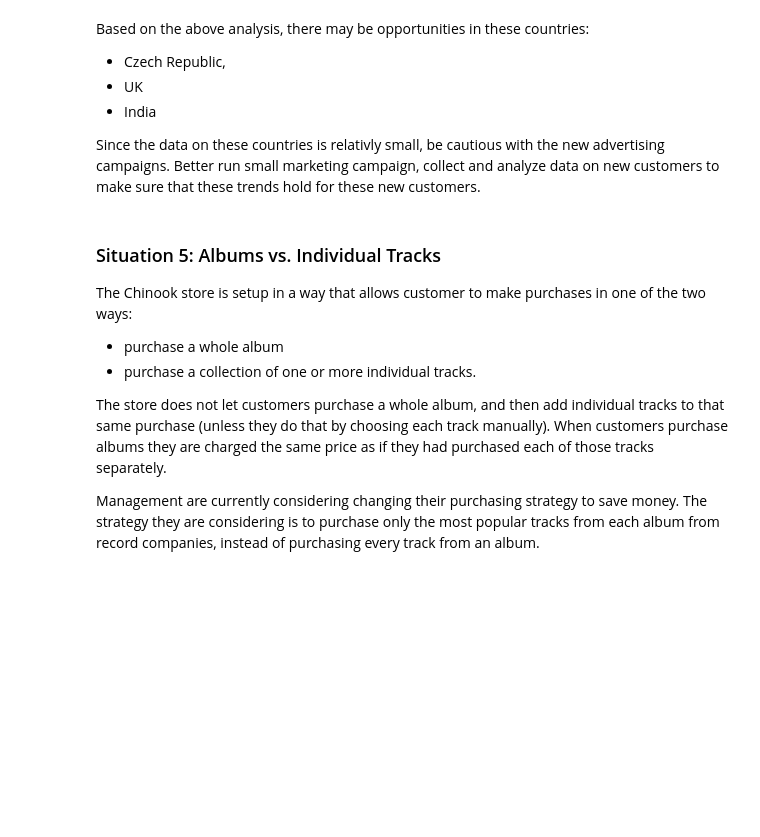
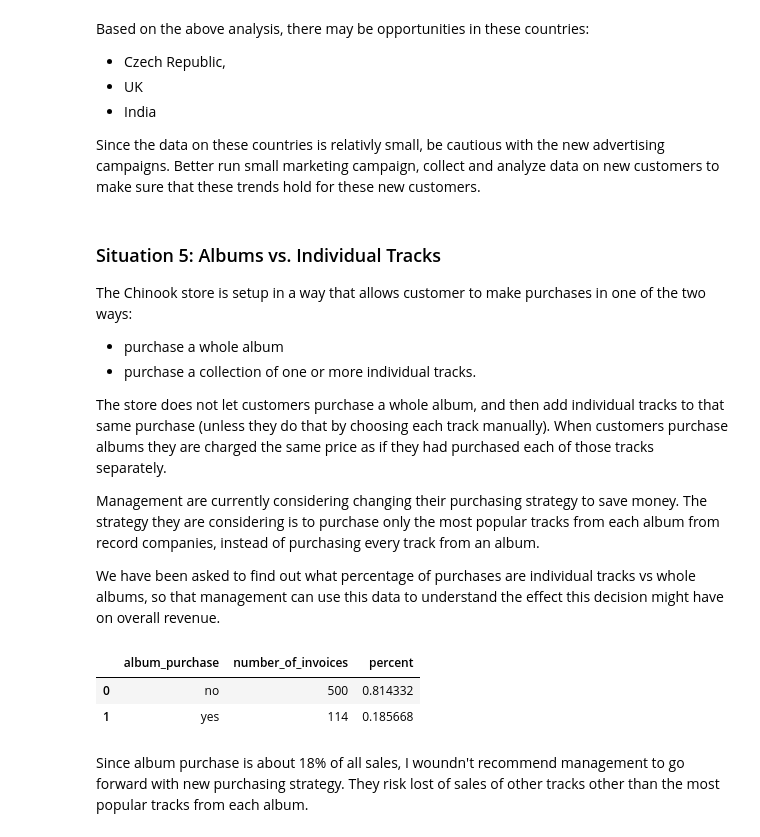
Before and after one commit to llwang8/Data_Science_Portfolio, a Jupyter notebook: SQLdatabases/Guided Project_ Answering Business Questions using SQL/Basics.ipynb, the cells around one changed output. Drawn from its saved outputs; the diff is of its cells as text; code cells hidden in the pictures; blank space fills up the shorter version.

Commit message:
finished project regarding business decision using SQL

```diff
--- a/SQLdatabases/Guided Project_ Answering Business Questions using SQL/Basics.ipynb
+++ b/SQLdatabases/Guided Project_ Answering Business Questions using SQL/Basics.ipynb
@@ -377,4 +377,69 @@ The Chinook store is setup in a way that allows customer to make purchases in on
 The store does not let customers purchase a whole album, and then add individual tracks to that same purchase (unless they do that by choosing each track manually). When customers purchase albums they are charged the same price as if they had purchased each of those tracks separately.
 
 Management are currently considering changing their purchasing strategy to save money. The strategy they are considering is to purchase only the most popular tracks from each album from record companies, instead of purchasing every track from an album.
+
+We have been asked to find out what percentage of purchases are individual tracks vs whole albums, so that management can use this data to understand the effect this decision might have on overall revenue.
+# %%
+albums_vs_tracks = '''
+WITH invoice_first_track AS
+    (
+     SELECT
+         il.invoice_id invoice_id,
+         MIN(il.track_id) first_track_id
+     FROM invoice_line il
+     GROUP BY 1
+    )
+
+SELECT
+    album_purchase,
+    COUNT(invoice_id) number_of_invoices,
+    CAST(count(invoice_id) AS FLOAT) / (
+                                         SELECT COUNT(*) FROM invoice
+                                      ) percent
+FROM
+    (
+    SELECT
+        ifs.*,
+        CASE
+            WHEN
+                 (
+                  SELECT t.track_id FROM track t
+                  WHERE t.album_id = (
+                                      SELECT t2.album_id FROM track t2
+                                      WHERE t2.track_id = ifs.first_track_id
+                                     )
+
+                  EXCEPT
+
+                  SELECT il2.track_id FROM invoice_line il2
+                  WHERE il2.invoice_id = ifs.invoice_id
+                 ) IS NULL
+             AND
+                 (
+                  SELECT il2.track_id FROM invoice_line il2
+                  WHERE il2.invoice_id = ifs.invoice_id
+
+                  EXCEPT
+
+                  SELECT t.track_id FROM track t
+                  WHERE t.album_id = (
+                                      SELECT t2.album_id FROM track t2
+                                      WHERE t2.track_id = ifs.first_track_id
+                                     )
+                 ) IS NULL
+             THEN "yes"
+             ELSE "no"
+         END AS "album_purchase"
+     FROM invoice_first_track ifs
+    )
+GROUP BY album_purchase;
+'''
+
+run_query(albums_vs_tracks)
+# %% [output]
+|  | album_purchase | number_of_invoices | percent |
+| 0 | no | 500 | 0.814332 |
+| 1 | yes | 114 | 0.185668 |
+# %% [markdown]
+Since album purchase is about 18% of all sales, I woundn't recommend management to go forward with new purchasing strategy.  They risk lost of sales of other tracks other than the most popular tracks from each album.
 # %%
```
Also changed, not shown: parts of 1 cell of this notebook.
